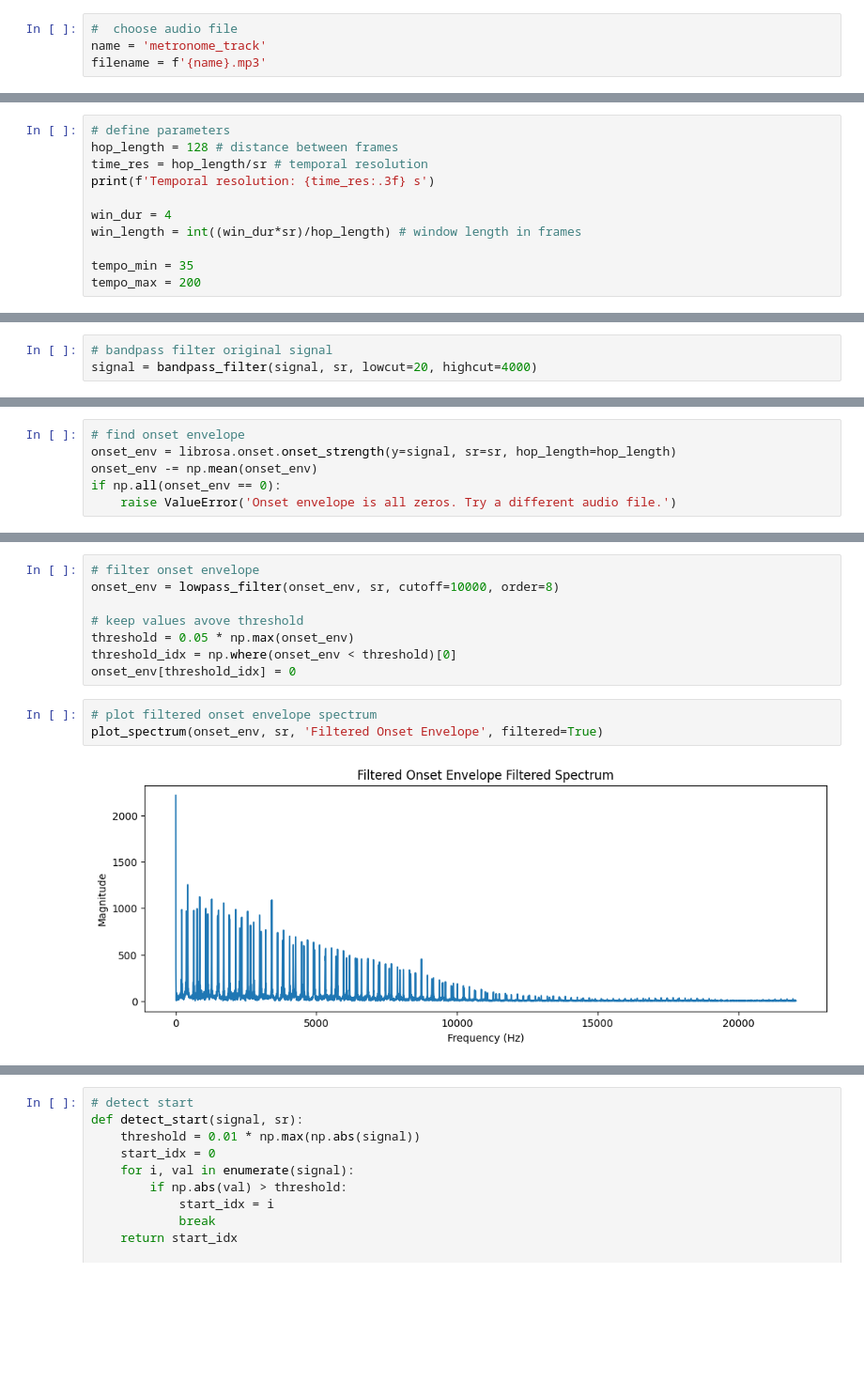
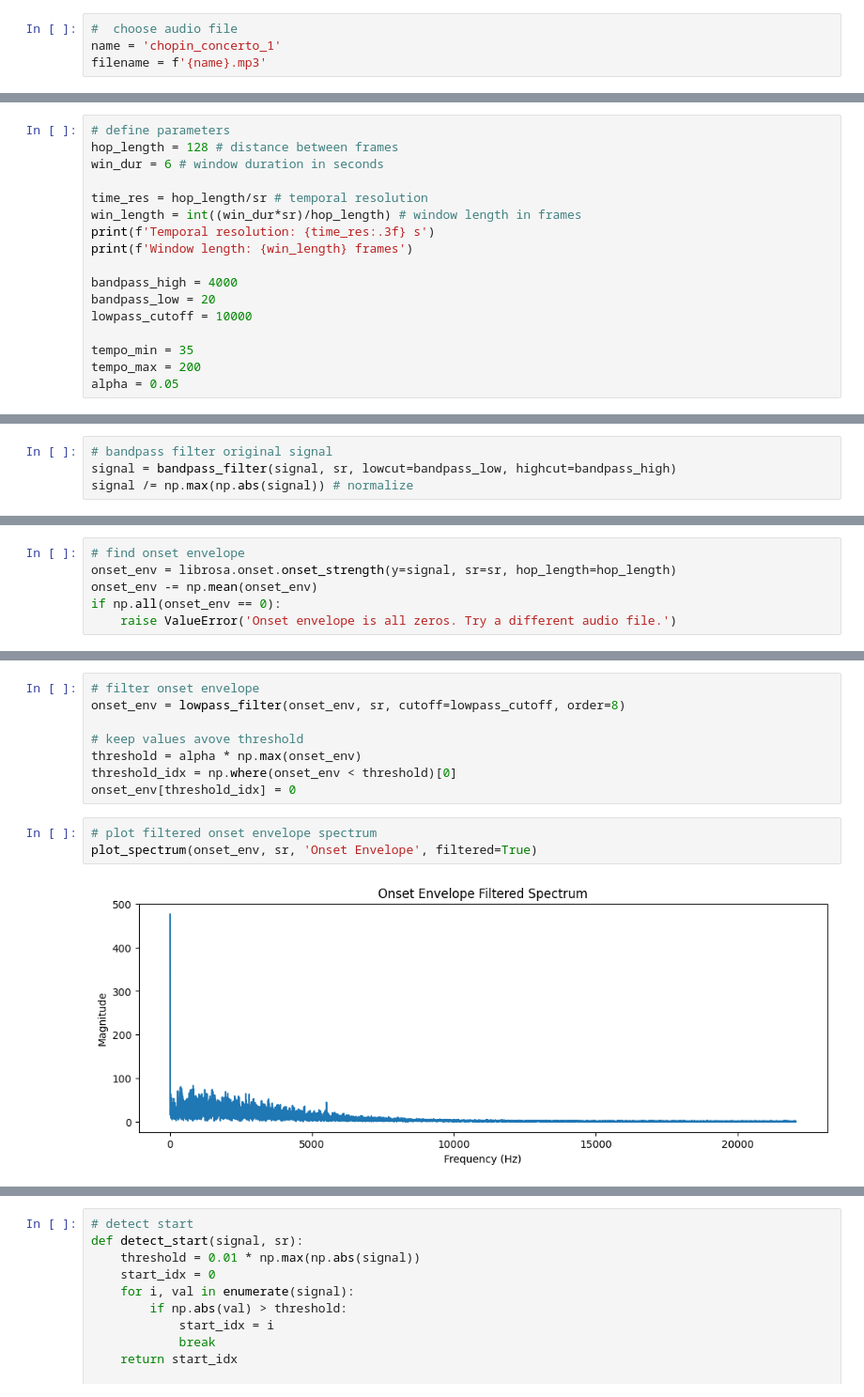
Before and after one commit to lkqiao/musical_accompanist, a Jupyter notebook: src/tempo_detect_nb.ipynb, the cells around one changed output, grey strips where cells are left out. Shown at 94% size. Saved outputs shown, nothing was run; the diff lists cells and outputs as text; blank space fills up the shorter version.

```diff
--- a/src/tempo_detect_nb.ipynb
+++ b/src/tempo_detect_nb.ipynb
@@ -45,7 +45,7 @@ import os
 from math import ceil
 # %%
 #  choose audio file
-name = 'metronome_track'
+name = 'chopin_concerto_1'
 filename = f'{name}.mp3'
 # %%
 # load audio file
@@ -115,13 +115,19 @@ def highpass_filter(signal, sr, cutoff=60, order=5):
 # %%
 # define parameters
 hop_length = 128 # distance between frames
+win_dur = 6 # window duration in seconds
+
 time_res = hop_length/sr # temporal resolution
+win_length = int((win_dur*sr)/hop_length) # window length in frames
 print(f'Temporal resolution: {time_res:.3f} s')
+print(f'Window length: {win_length} frames')
 
-win_dur = 4
-win_length = int((win_dur*sr)/hop_length) # window length in frames
+bandpass_high = 4000
+bandpass_low = 20
+lowpass_cutoff = 10000
 
 tempo_min = 35
 tempo_max = 200
+alpha = 0.05
 # %% [output]
 Temporal resolution: 0.003 s
@@ -128,6 +135,7 @@ Temporal resolution: 0.003 s
 # %%
 # bandpass filter original signal
-signal = bandpass_filter(signal, sr, lowcut=20, highcut=4000)
+signal = bandpass_filter(signal, sr, lowcut=bandpass_low, highcut=bandpass_high)
+signal /= np.max(np.abs(signal)) # normalize
 # %%
 # plot filtered signal
 plt.figure(figsize=(12, 4))
@@ -178,16 +186,16 @@ plot_spectrum(onset_env, sr, 'Onset Envelope')
 # %%
 # filter onset envelope
-onset_env = lowpass_filter(onset_env, sr, cutoff=10000, order=8)
+onset_env = lowpass_filter(onset_env, sr, cutoff=lowpass_cutoff, order=8)
 
 # keep values avove threshold
-threshold = 0.05 * np.max(onset_env)
+threshold = alpha * np.max(onset_env)
 threshold_idx = np.where(onset_env < threshold)[0]
 onset_env[threshold_idx] = 0
 # %%
 # plot filtered onset envelope spectrum
-plot_spectrum(onset_env, sr, 'Filtered Onset Envelope', filtered=True)
+plot_spectrum(onset_env, sr, 'Onset Envelope', filtered=True)
 # %% [output]
-[figure, old version]
+[figure, new version]
 # %%
 # plot filtered onset envelope
 plt.figure(figsize=(12, 4))
```
Also changed, not shown: parts of 17 cells of this notebook, 2 other files.
